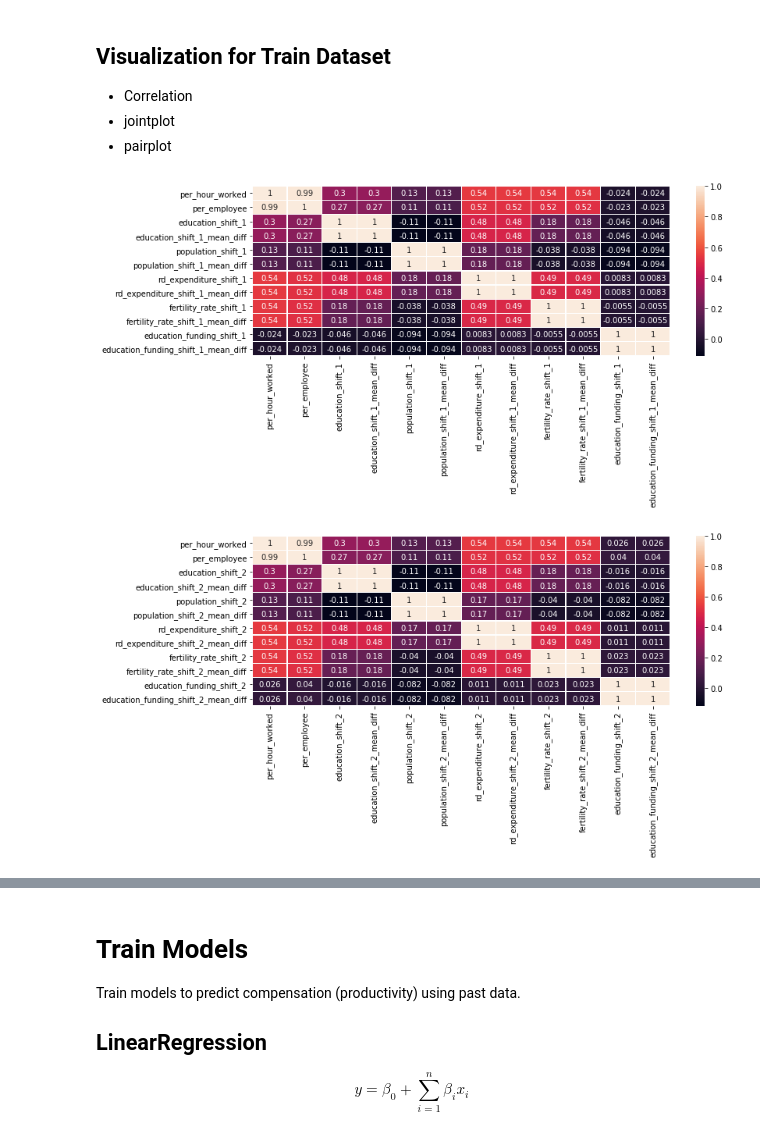
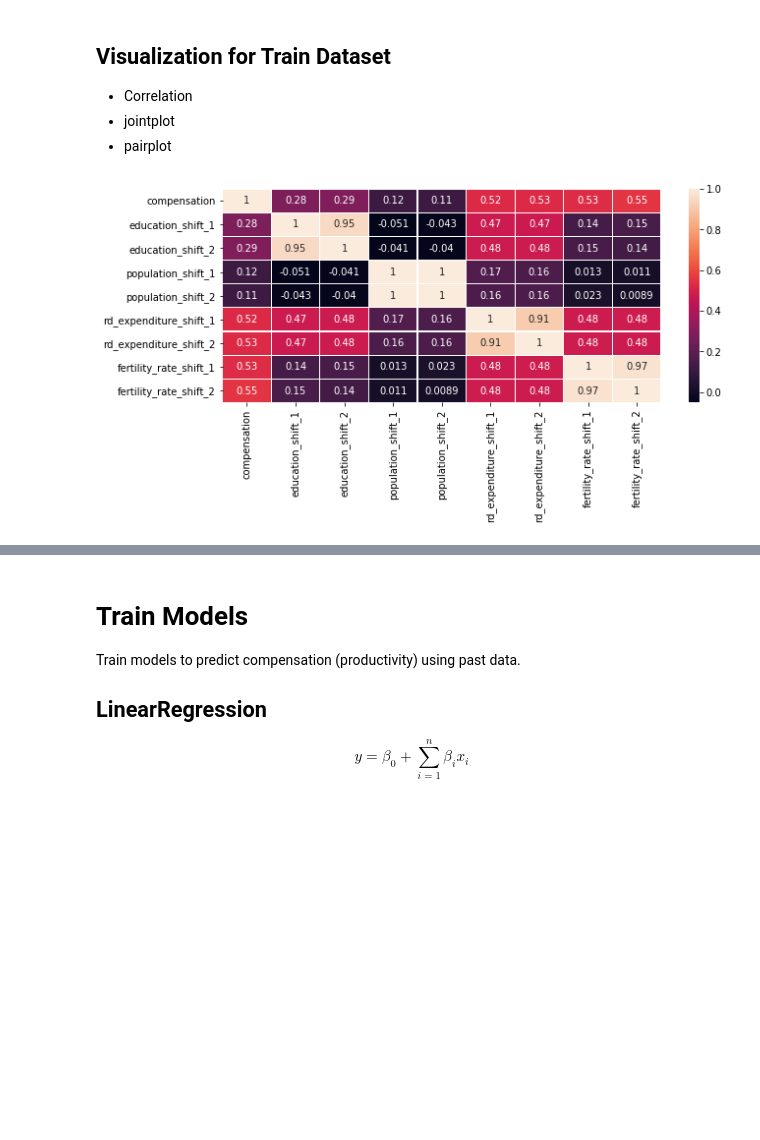
Before and after one commit to ADS-Group-15/eu-productivity-modeling, a Jupyter notebook: notebooks/models.ipynb, the cells around one changed output, grey strips where cells are left out. Saved outputs shown, nothing was run; the diff lists cells and outputs as text; code cells hidden in the pictures; blank space fills up the shorter version.

```diff
--- a/notebooks/models.ipynb
+++ b/notebooks/models.ipynb
@@ -45,7 +43,7 @@ There are several ways to capture trends.
 - Take the mean of n years
 - ...
 # %%
-features = ['education', 'population', 'rd_expenditure', 'fertility_rate', 'education_funding']
+features = ['education', 'population', 'rd_expenditure', 'fertility_rate']
 shift_range = [1, 2]
 
 def add_trends(df):
@@ -184,39 +176,24 @@ train shape: (249, 49), test shape: (249, 49)
 # %%
 features = [
     [
         'education_shift_1',
-        'education_shift_1_mean_diff',
+        'education_shift_2',
         'population_shift_1',
-        'population_shift_1_mean_diff',
+        'population_shift_2',
         'rd_expenditure_shift_1',
-        'rd_expenditure_shift_1_mean_diff',
+        'rd_expenditure_shift_2',
         'fertility_rate_shift_1',
-        'fertility_rate_shift_1_mean_diff',
-        'education_funding_shift_1',
-        'education_funding_shift_1_mean_diff',
-    ],
-    [
-        'education_shift_2',
-        'education_shift_2_mean_diff',
-        'population_shift_2',
-        'population_shift_2_mean_diff',
-        'rd_expenditure_shift_2',
-        'rd_expenditure_shift_2_mean_diff',
         'fertility_rate_shift_2',
-        'fertility_rate_shift_2_mean_diff',
-        'education_funding_shift_2',
-        'education_funding_shift_2_mean_diff',
     ],
 ]
 
 for fs in features:
     corr = train_df[
-        ['per_hour_worked', 'per_employee'] + fs
+        ['compensation'] + fs
     ].corr()
-    plt.figure(figsize=(12,4))
+    plt.figure(figsize=(10,4))
     sns.heatmap(corr, annot=True, linewidths=0.2)
     plt.show()
 # %% [output]
-[figure, old version]
+[figure, new version]
-[figure, removed]
 # %%
```
Also changed, not shown: parts of 20 cells of this notebook, 1 other file.
